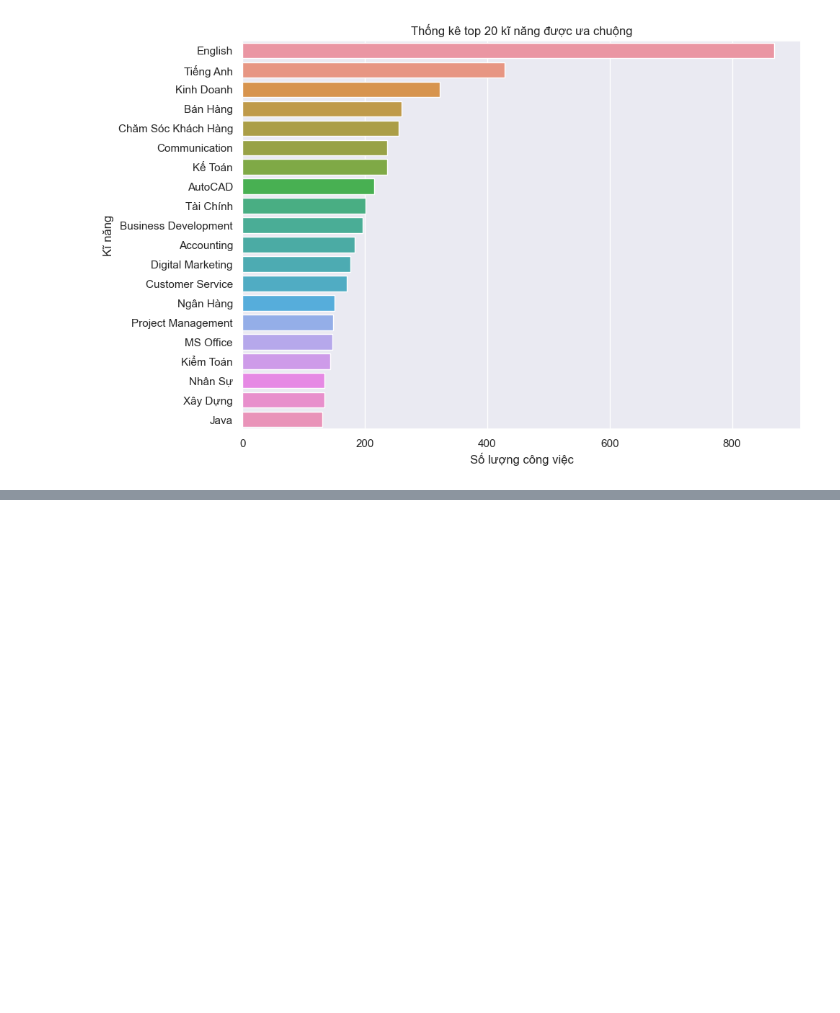
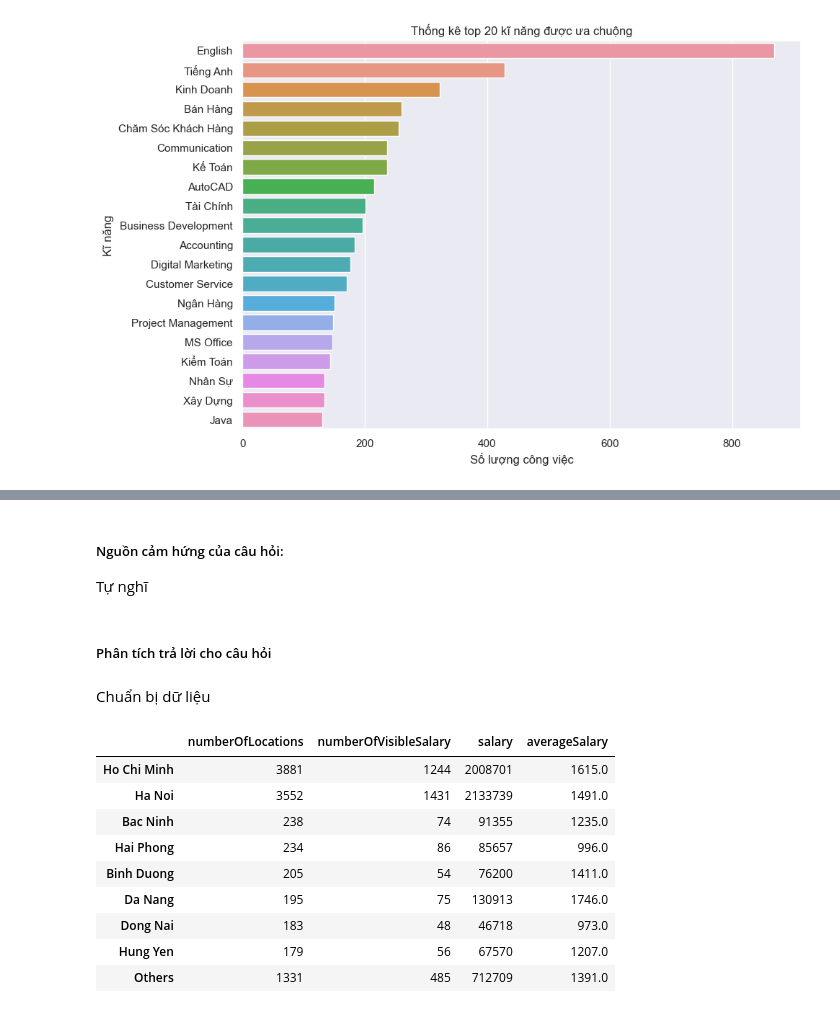
Before and after one commit to HoangPhuc0304/NMKHDL-2022, a Jupyter notebook: Data_Visualization.ipynb, the cells around one changed output, grey strips where cells are left out. Cells and saved outputs as stored; diff of their text form; code cells hidden in the pictures; blank space fills up the shorter version.

```diff
--- a/Data_Visualization.ipynb
+++ b/Data_Visualization.ipynb
@@ -335,0 +354,51 @@ plt.ylabel('Kĩ năng');
+# %% [markdown]
+##### Nguồn cảm hứng của câu hỏi:
+
+Tự nghĩ
+# %% [markdown]
+##### Phân tích trả lời cho câu hỏi
+# %% [markdown]
+Chuẩn bị dữ liệu
+# %%
+locations_salary_isVisible_df = data_df[['workingLocations','salary','isSalaryVisible']].copy()
+
+#Chuyển đơn vị tiền tệ từ VND -> USD ở một vài trường sai quy tắt. Ở đây ta xét những thu nhập có giá trị trên 1000000 là tính theo đơn vị VND.
+locations_salary_isVisible_df['salary'] = locations_salary_isVisible_df['salary'].apply(lambda x : x if x < 1000000 else int(x/23000))
+locations_salary_isVisible_df['workingLocations'] = locations_salary_isVisible_df['workingLocations'].apply(lambda x : x.split(';'))
+locations_salary_isVisible_df['numberOfLocations'] = 0
+locations_salary_isVisible_df['numberOfVisibleSalary'] = 0
+locations_salary_isVisible_df = locations_salary_isVisible_df.explode('workingLocations')
+locations_salary_isVisible_df['numberOfVisibleSalary'] = locations_salary_isVisible_df.apply(lambda x : 1 if x['isSalaryVisible'] ==  True else 0,axis=1)
+
+#Tính toán số công việc, số công việc công khai mức lương, tổng mức lương, mức lương trung bình
+salary_locations_df = pd.pivot_table(locations_salary_isVisible_df,index=['workingLocations'],aggfunc={'salary': np.sum,'numberOfLocations': len, 'numberOfVisibleSalary': np.sum})
+salary_locations_df['averageSalary'] = salary_locations_df.apply(lambda x : round(x['salary'] / x['numberOfVisibleSalary'] if x['numberOfVisibleSalary'] > 0 else np.nan,0),axis=1)
+salary_locations_df = salary_locations_df.sort_values(by='numberOfLocations',ascending=False)
+
+#Lấy ra 8 địa điểm có nhiều jobs tuyển dụng nhất
+shortcut_salary_locations_df_df = salary_locations_df[:8]
+
+#Gom tất cả các địa điểm còn lại thành một nhóm chung
+other_salary_locations_df = pd.DataFrame(data={
+    'location': ['Others'],
+    'numberOfLocations': [salary_locations_df['numberOfLocations'][8:].sum()],
+    'numberOfVisibleSalary': [salary_locations_df['numberOfVisibleSalary'][8:].sum()],
+    'salary': [salary_locations_df['salary'][8:].sum()],
+    'averageSalary': [round(salary_locations_df['averageSalary'][8:].mean(),0)]
+})
+other_salary_locations_df.set_index('location',inplace=True)
+
+#Kết hợp 2 nhóm phía trên lại với nhau
+highest_salary_locations_df = pd.concat([shortcut_salary_locations_df_df,other_salary_locations_df])
+highest_salary_locations_df
+# %% [output]
+|  | numberOfLocations | numberOfVisibleSalary | salary | averageSalary |
+| Ho Chi Minh | 3881 | 1244 | 2008701 | 1615.0 |
+| Ha Noi | 3552 | 1431 | 2133739 | 1491.0 |
+| Bac Ninh | 238 | 74 | 91355 | 1235.0 |
+| Hai Phong | 234 | 86 | 85657 | 996.0 |
+| Binh Duong | 205 | 54 | 76200 | 1411.0 |
+| Da Nang | 195 | 75 | 130913 | 1746.0 |
+| Dong Nai | 183 | 48 | 46718 | 973.0 |
+| Hung Yen | 179 | 56 | 67570 | 1207.0 |
+| Others | 1331 | 485 | 712709 | 1391.0 |
```
Also changed, not shown: parts of 16 cells of this notebook.
